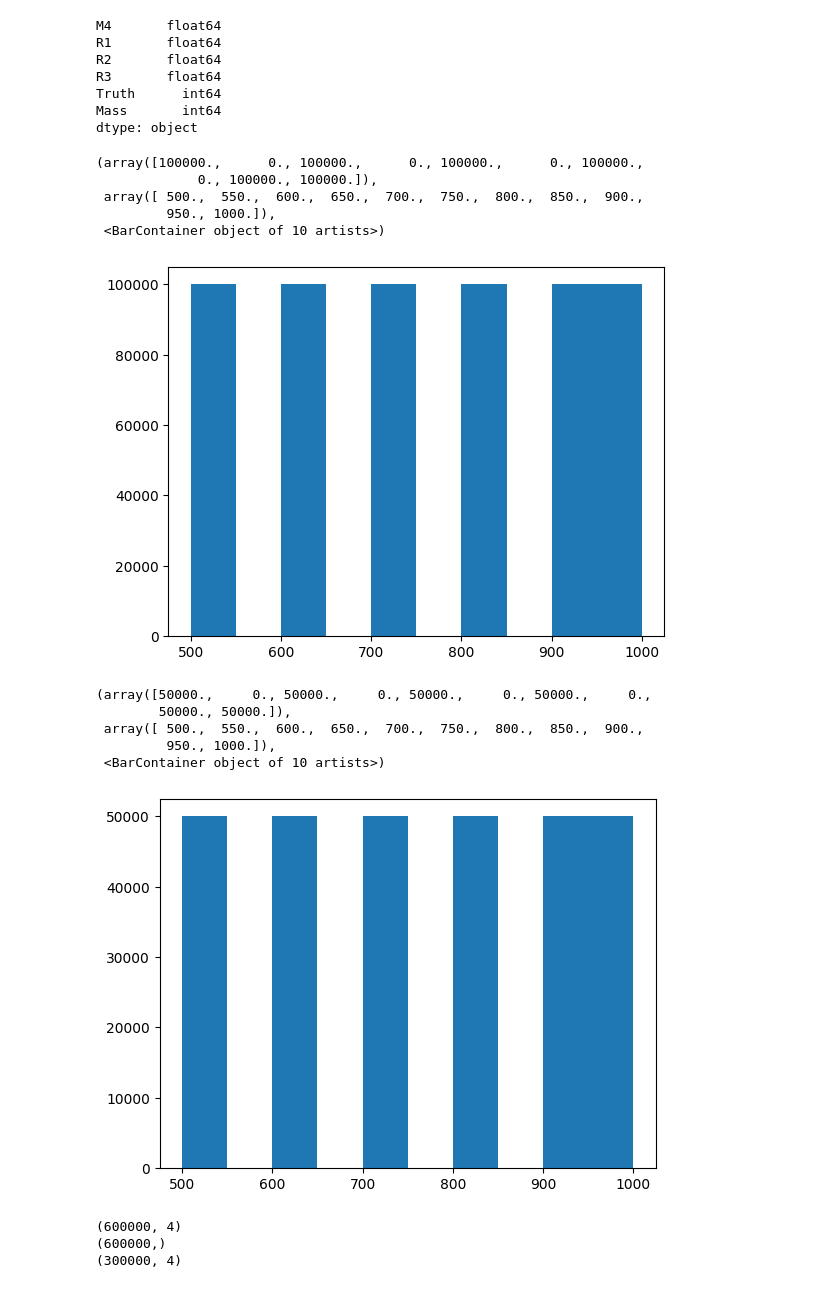
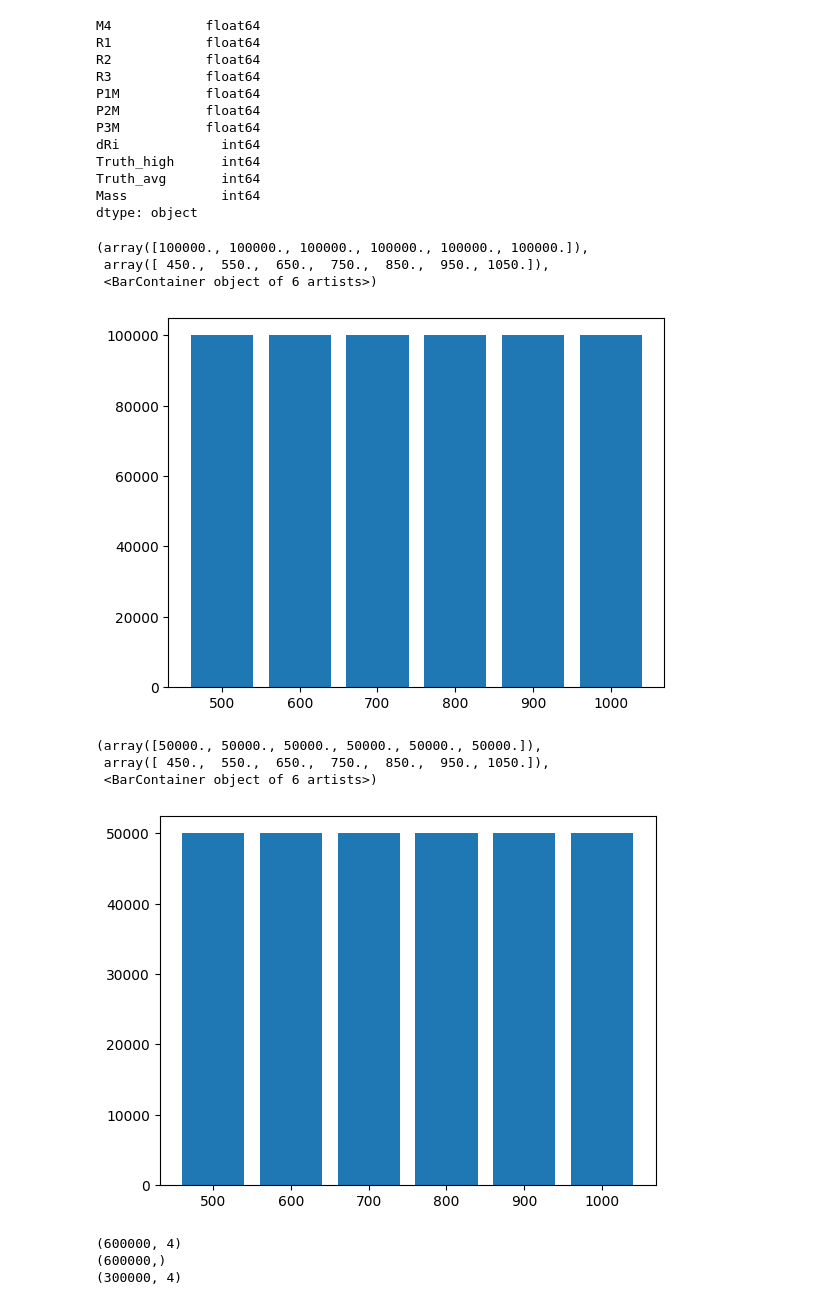
Before and after one commit to wang-hui/DiJet_ML, a Jupyter notebook: Dijet_DNN_test.ipynb, the cells around one changed output. Cells and saved outputs as stored; diff of their text form; code cells hidden in the pictures.

```diff
--- a/Dijet_DNN_test.ipynb
+++ b/Dijet_DNN_test.ipynb
@@ -83,30 +69,34 @@ TrainingDF
+# %%
+TrainingDF = TrainingDF.reset_index(drop=True)
+TestingDF = TestingDF.reset_index(drop=True)
 # %%
 TrainingDF.dtypes
 # %% [output]
-M4       float64
-R1       float64
-R2       float64
-R3       float64
-Truth      int64
-Mass       int64
+M4            float64
+R1            float64
+R2            float64
+R3            float64
+P1M           float64
+P2M           float64
+P3M           float64
+dRi             int64
+Truth_high      int64
+Truth_avg       int64
+Mass            int64
 dtype: object
 # %%
-plt.hist(TrainingDF["Mass"])
+plt.hist(TrainingDF["Mass"], bins = len(Masses), range = [450, 1050], rwidth = 0.8)
 # %% [output]
-(array([100000.,      0., 100000.,      0., 100000.,      0., 100000.,
-             0., 100000., 100000.]),
- array([ 500.,  550.,  600.,  650.,  700.,  750.,  800.,  850.,  900.,
-         950., 1000.]),
- <BarContainer object of 10 artists>)
+(array([100000., 100000., 100000., 100000., 100000., 100000.]),
+ array([ 450.,  550.,  650.,  750.,  850.,  950., 1050.]),
+ <BarContainer object of 6 artists>)
-[figure, old version]
+[figure, new version]
 # %%
-plt.hist(TestingDF["Mass"])
+plt.hist(TestingDF["Mass"], bins = len(Masses), range = [450, 1050], rwidth = 0.8)
 # %% [output]
-(array([50000.,     0., 50000.,     0., 50000.,     0., 50000.,     0.,
-        50000., 50000.]),
- array([ 500.,  550.,  600.,  650.,  700.,  750.,  800.,  850.,  900.,
-         950., 1000.]),
- <BarContainer object of 10 artists>)
+(array([50000., 50000., 50000., 50000., 50000., 50000.]),
+ array([ 450.,  550.,  650.,  750.,  850.,  950., 1050.]),
+ <BarContainer object of 6 artists>)
-[figure, old version]
+[figure, new version]
 # %%
 TrainingInputs = TrainingDF[['M4', 'R1', 'R2', 'R3']].to_numpy()
```
Also changed, not shown: parts of 14 cells of this notebook, 1 other file.
